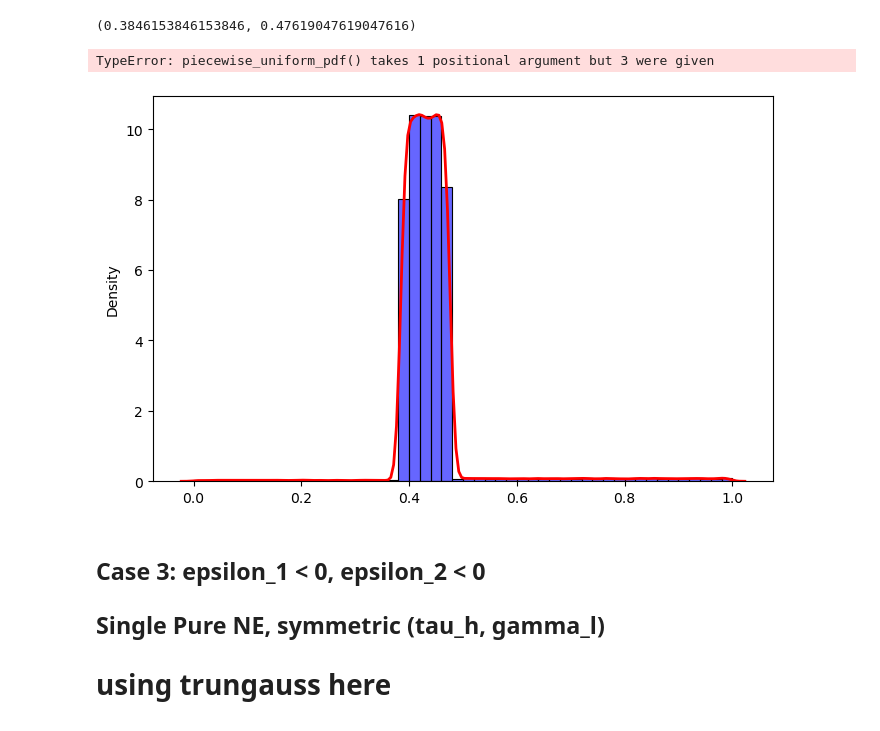
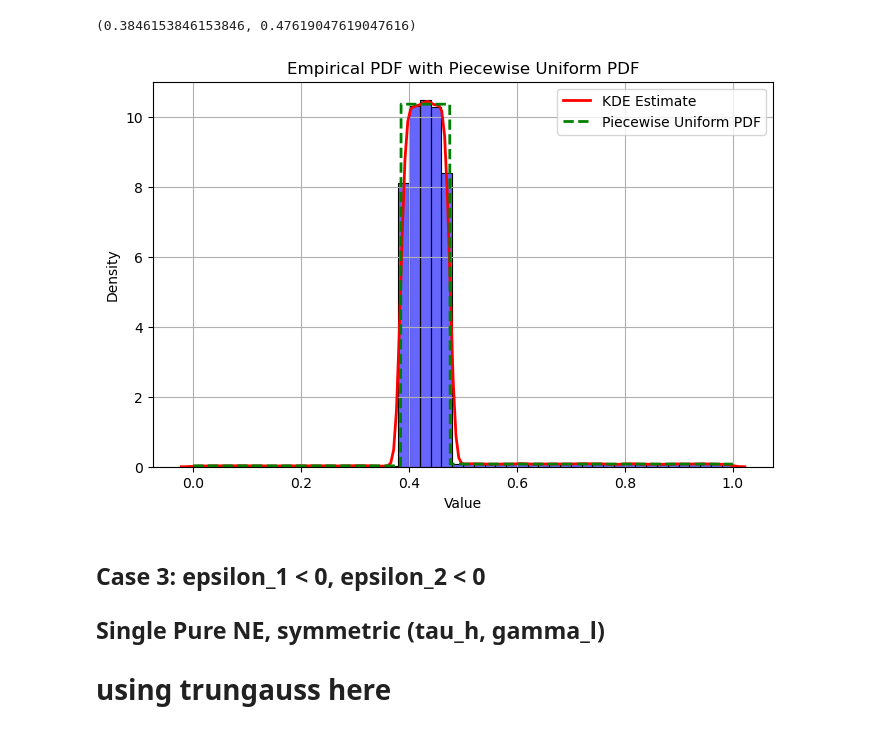
Before and after one commit to krishnacharya/bankgame, a Jupyter notebook: notebooks/Game_2gammas_DynamicsCurves_4epsiloncases.ipynb, the cells around one changed output. Cells and saved outputs as stored; diff of their text form; code cells hidden in the pictures.

```diff
--- a/notebooks/Game_2gammas_DynamicsCurves_4epsiloncases.ipynb
+++ b/notebooks/Game_2gammas_DynamicsCurves_4epsiloncases.ipynb
@@ -436,7 +369,7 @@ taus[0], taus[1]
 # %% [output]
 (0.3846153846153846, 0.47619047619047616)
 # %%
-# Generate histogram-based empirical PDF
+# @all ignore this block it was to check the sampling correctness with the actual probability, which is now fixed
 
 def plot_empirical_pdf(samples, piecewise_uniform_pdf, tau_l, tau_h, bins=50, density=True):
     plt.figure(figsize=(8, 5))
@@ -445,42 +378,41 @@ def plot_empirical_pdf(samples, piecewise_uniform_pdf, tau_l, tau_h, bins=50, de
 
     # Plot piecewise uniform PDF
 
     y_values = np.linspace(0, 1, 1000)
     pdf_values = [piecewise_uniform_pdf(y, tau_l, tau_h) for y in y_values]
     plt.plot(y_values, pdf_values, color='g', linestyle='--', linewidth=2, label='Piecewise Uniform PDF') # true
 
     plt.xlabel('Value')
     plt.ylabel('Density')
     plt.title('Empirical PDF with Piecewise Uniform PDF')
     plt.legend()
     plt.grid(True)
     plt.show()
 
 # Define piecewise uniform PDF function
-def piecewise_uniform_pdf(y):
-    if 0 <= y < self.tau_l:
-        return 0.01 / self.tau_l
-    elif self.tau_l <= y < self.tau_h:
-        return 0.95 / (self.tau_h - self.tau_l)
-    elif self.tau_h <= y <= 1:
-        return 0.04 / (1 - self.tau_h)
+def piecewise_uniform_pdf(y, tau_l, tau_h):
+    if 0 <= y < tau_l:
+        return 0.01 / tau_l
+    elif tau_l <= y < tau_h:
+        return 0.95 / (tau_h - tau_l)
+    elif tau_h <= y <= 1:
+        return 0.04 / (1 - tau_h)
     else:
         return 0
 
 gammas = sorted([0.1, 0.6])
 taus = sorted([1/(2+gamma) for gamma in gammas])
 puf = PiecewiseUniform(ga_l = gammas[0], ga_h = gammas[1]) #needs exactly these gamma_l and high values
 gtm = GameTrueMatrix2by2(gammas=gammas, taus=taus, dist=puf)
 
 tau_l, tau_h = taus
 samples = puf.get_samples(100000)
 
 
 # Assuming arr contains the samples
 plot_empirical_pdf(samples, piecewise_uniform_pdf, tau_l, tau_h)
 # %% [output]
-TypeError: piecewise_uniform_pdf() takes 1 positional argument but 3 were given
-[figure, old version]
+[figure, new version]
 # %% [markdown]
 ## Case 3: epsilon_1 < 0, epsilon_2 < 0
 
```
Also changed, not shown: parts of 28 cells of this notebook, 1 other file.
